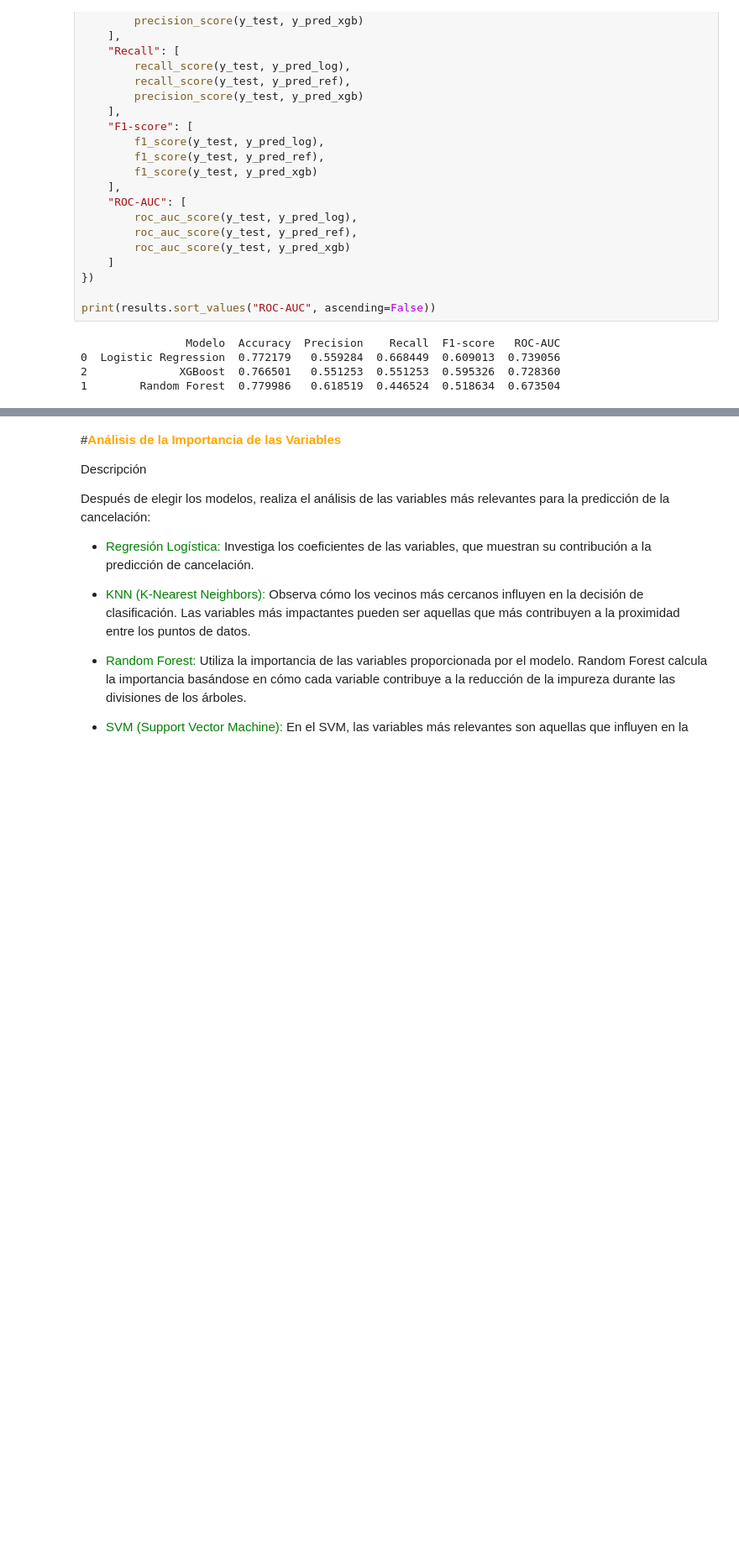
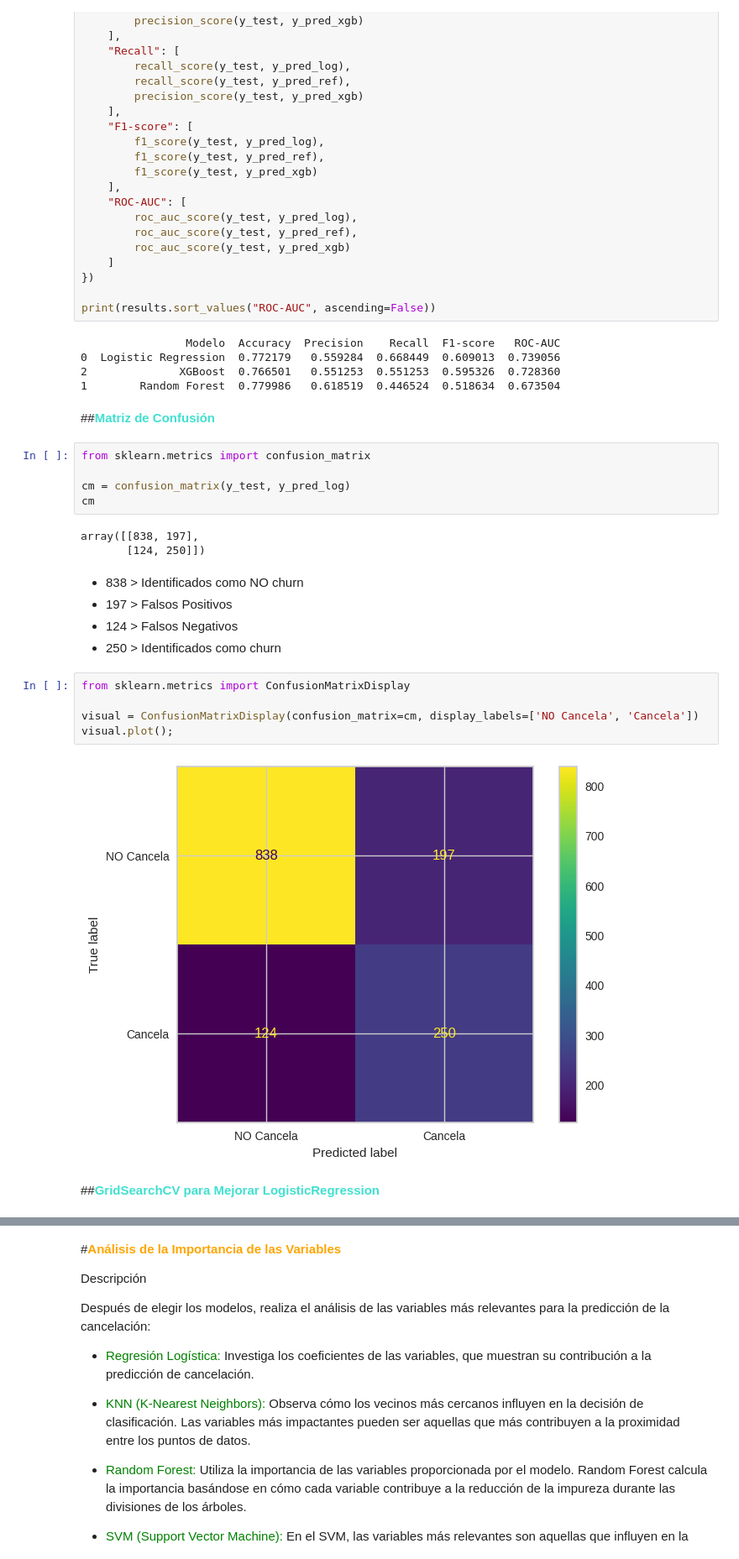
Before and after one commit to LejImkoaj/proyecto-telecomX-parte2, a Jupyter notebook: telecomX_parte2_LATAM.ipynb, the cells around one changed output, grey strips where cells are left out. Shown at 84% size. Drawn from its saved outputs; the diff is of its cells as text; blank space fills up the shorter version.

Commit message:
Matriz de Confusion

```diff
--- a/telecomX_parte2_LATAM.ipynb
+++ b/telecomX_parte2_LATAM.ipynb
@@ -676,3 +671,27 @@ print(results.sort_values("ROC-AUC", ascending=False))
 0  Logistic Regression  0.772179   0.559284  0.668449  0.609013  0.739056
 2              XGBoost  0.766501   0.551253  0.551253  0.595326  0.728360
 1        Random Forest  0.779986   0.618519  0.446524  0.518634  0.673504
+# %% [markdown]
+##**<font color='turquoise'>Matriz de Confusión</font>**
+# %%
+from sklearn.metrics import confusion_matrix
+
+cm = confusion_matrix(y_test, y_pred_log)
+cm
+# %% [output]
+array([[838, 197],
+       [124, 250]])
+# %% [markdown]
+* 838 > Identificados como NO churn
+* 197 > Falsos Positivos
+* 124 > Falsos Negativos
+* 250 > Identificados como churn
+# %%
+from sklearn.metrics import ConfusionMatrixDisplay
+
+visual = ConfusionMatrixDisplay(confusion_matrix=cm, display_labels=['NO Cancela', 'Cancela'])
+visual.plot();
+# %% [output]
+[figure, added]
+# %% [markdown]
+##**<font color='turquoise'>GridSearchCV para Mejorar LogisticRegression</font>**
```
Also changed, not shown: parts of 4 cells of this notebook.
